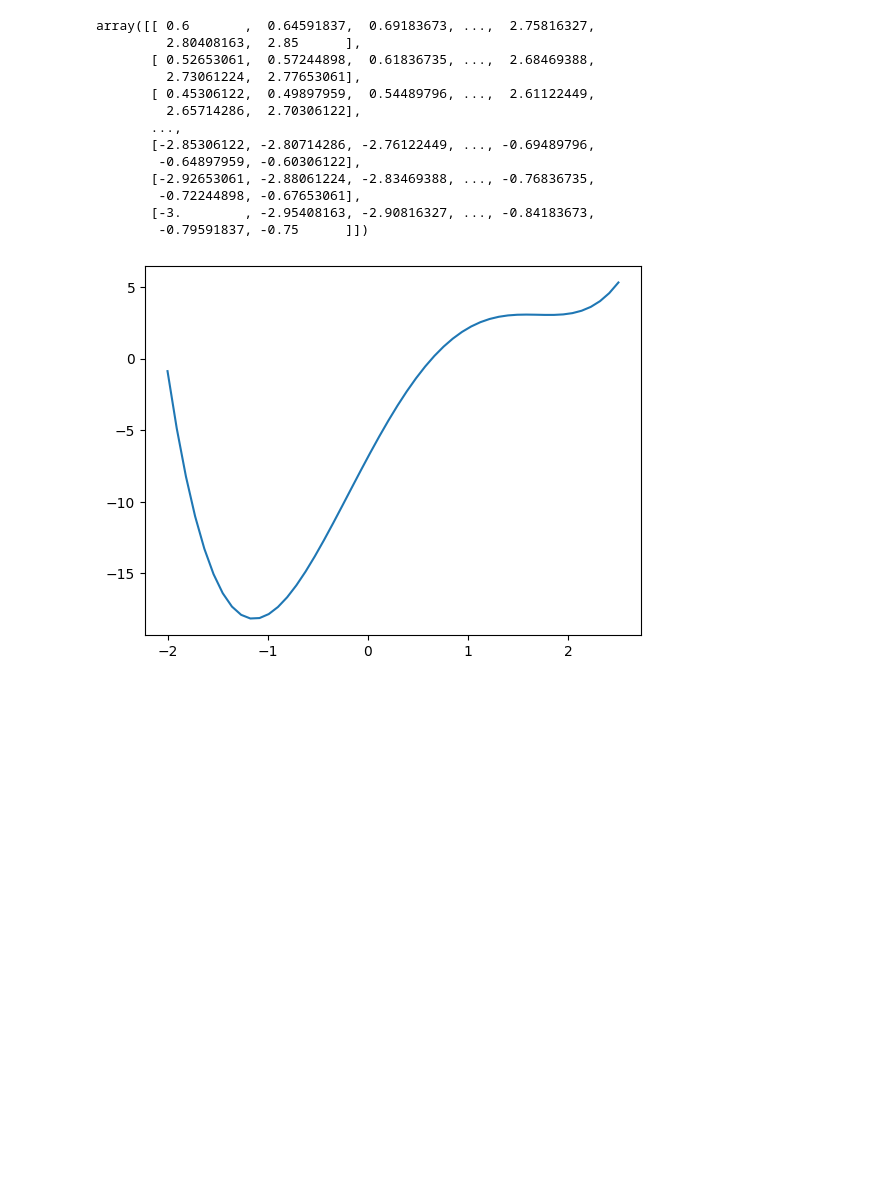
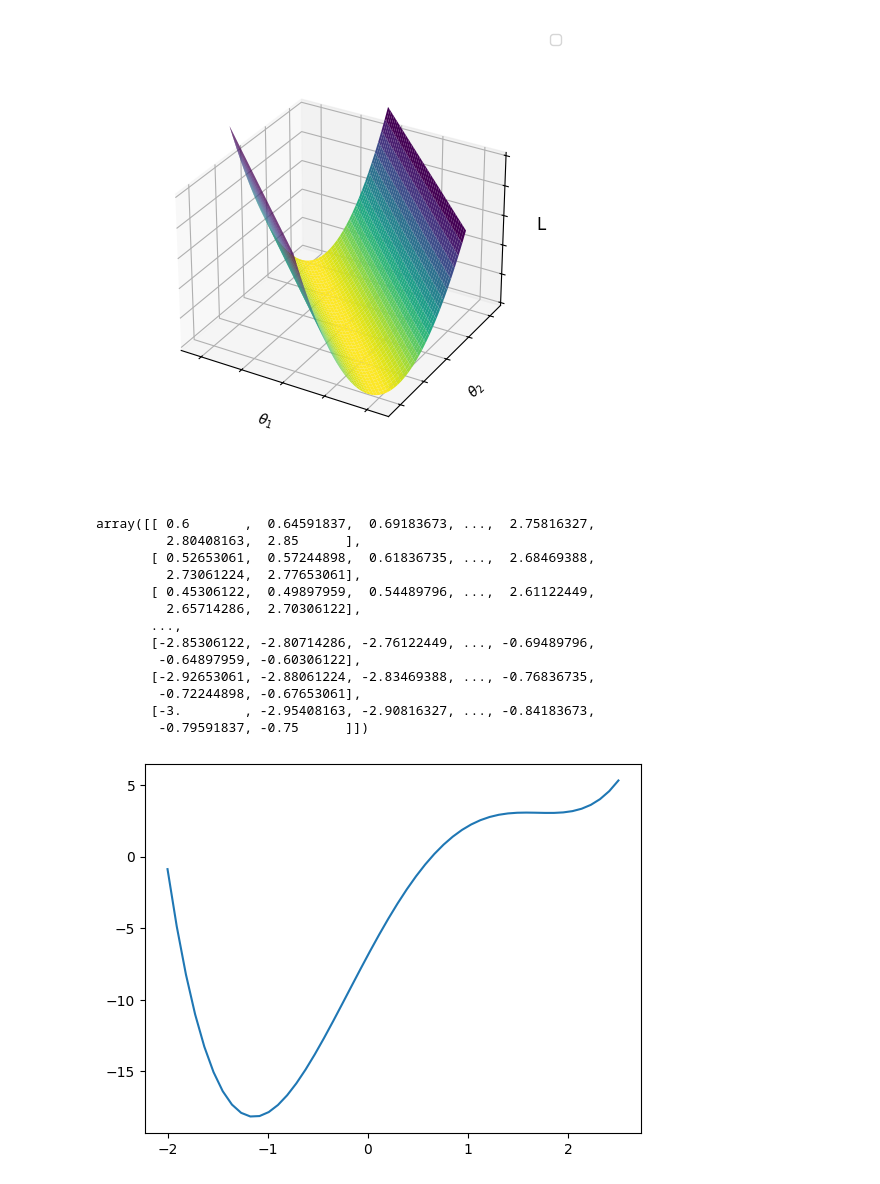
Before and after one commit to briannachrisman/eigenestimation, a Jupyter notebook: notebooks/diagrams.ipynb, the cells around one changed output. Drawn from its saved outputs; the diff is of its cells as text; code cells hidden in the pictures; blank space fills up the shorter version.

```diff
--- a/notebooks/diagrams.ipynb
+++ b/notebooks/diagrams.ipynb
@@ -97,3 +61,8 @@ plt.show()
+# %%
+z = x**2
+PlotLossLandscape(x,y,z, 'half_parabola_1.svg')
+# %% [output]
+[figure, added]
 # %%
 x_t
 # %% [output]
```
Also changed, not shown: parts of 3 cells of this notebook, 3 other files.
